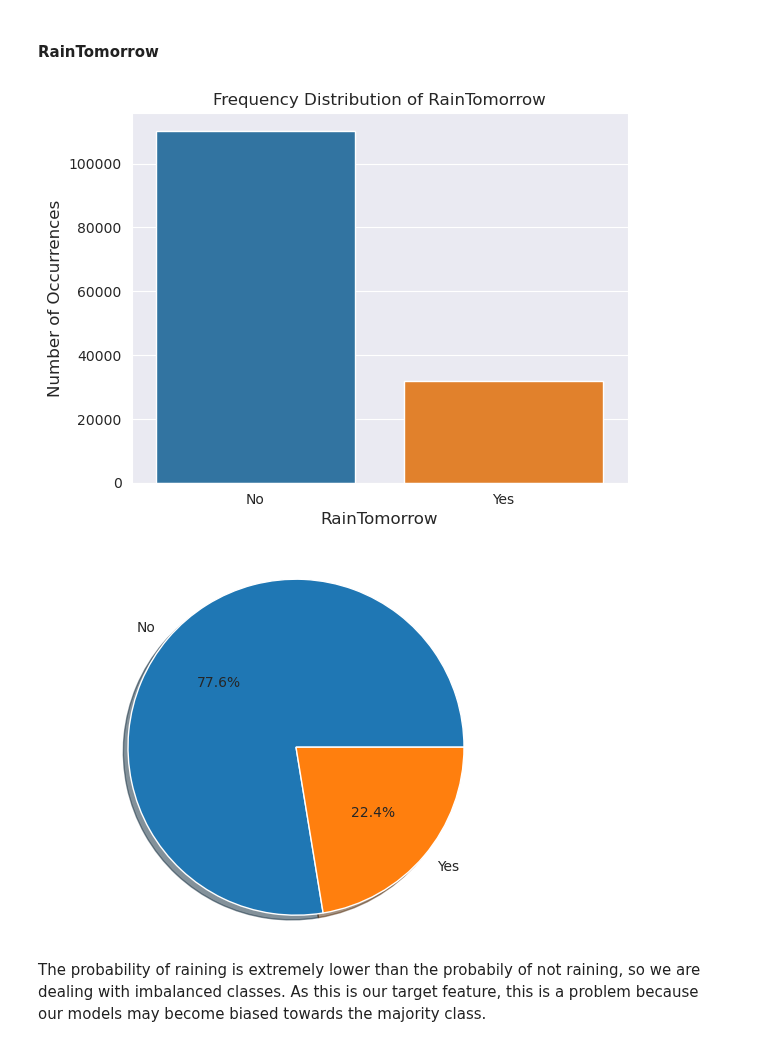
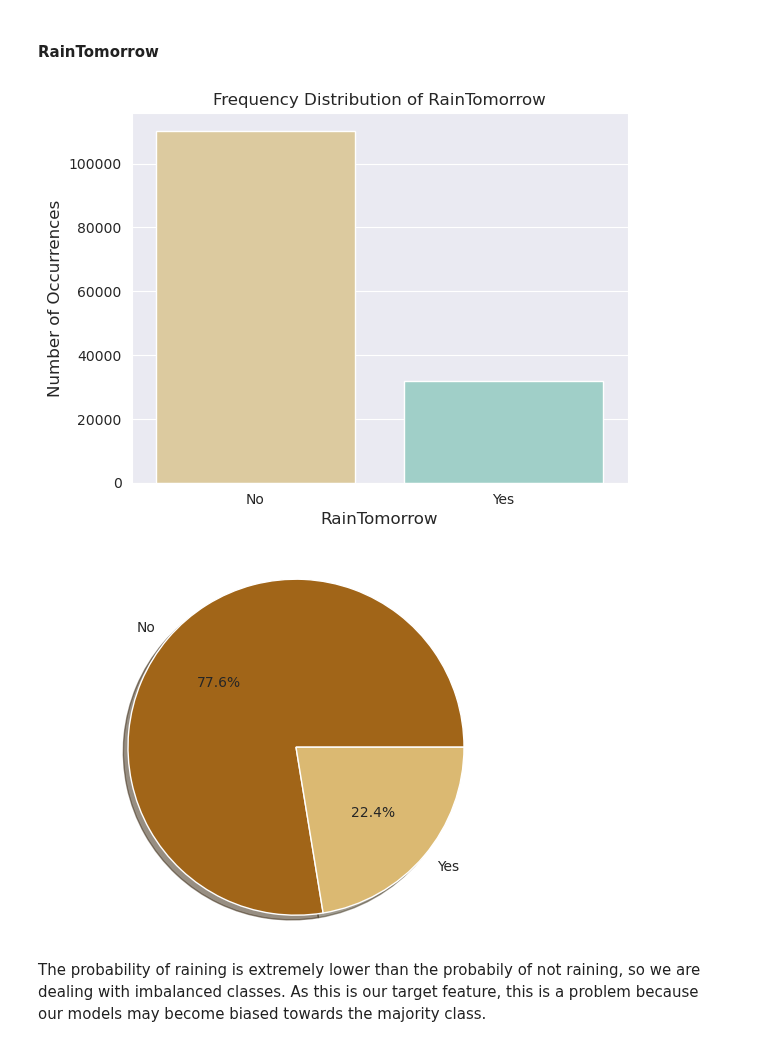
Before and after one commit to goncalobraga27/DAA, a Jupyter notebook: src/parte1/data_exploration/before_preparation.ipynb, the cells around one changed output. Saved outputs shown, nothing was run; the diff lists cells and outputs as text; code cells hidden in the pictures.

```diff
--- a/src/parte1/data_exploration/before_preparation.ipynb
+++ b/src/parte1/data_exploration/before_preparation.ipynb
@@ -393,23 +354,23 @@ plt.show()
 # %%
 raintomorrow_count = df['RainTomorrow'].value_counts()
 sns.set_style('darkgrid')
-sns.barplot(x=raintomorrow_count.index, y=raintomorrow_count.values)
+sns.barplot(x=raintomorrow_count.index, y=raintomorrow_count.values, palette='BrBG')
 plt.title('Frequency Distribution of RainTomorrow')
 plt.ylabel('Number of Occurrences', fontsize=12)
 plt.xlabel('RainTomorrow', fontsize=12)
 plt.show()
 # %% [output]
-[figure, old version]
+[figure, new version]
 # %%
 labels = df['RainTomorrow'].astype('category').cat.categories.tolist()
 counts = df['RainTomorrow'].value_counts()
 sizes = [counts[var_cat] for var_cat in labels]
 fig1, ax1 = plt.subplots()
-ax1.pie(sizes, labels=labels, autopct='%1.1f%%', shadow=True)
+ax1.pie(sizes, labels=labels, autopct='%1.1f%%', shadow=True, colors=sns.color_palette('BrBG'))
 ax1.axis('equal')
 plt.show()
 # %% [output]
-[figure, old version]
+[figure, new version]
 # %% [markdown]
 The probability of raining is extremely lower than the probabily of not raining, so we are dealing with imbalanced classes. As this is our target feature, this is a problem because our models may become biased towards the majority class.
 # %% [markdown]
```
Also changed, not shown: parts of 22 cells of this notebook.
